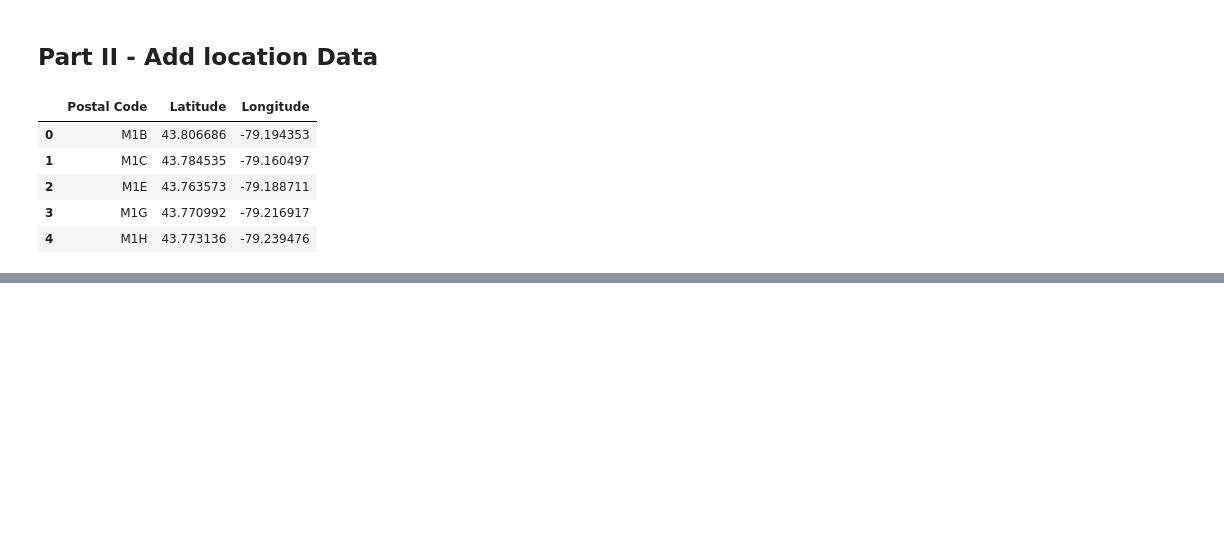
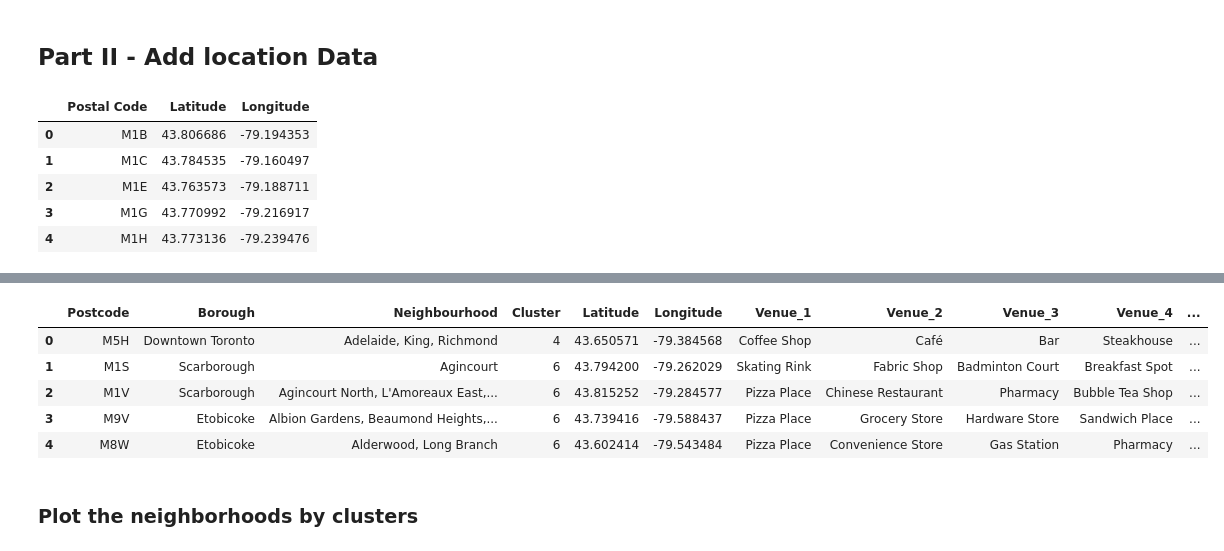
Before and after one commit to gokulmuthiah/Coursera_Capstone, a Jupyter notebook: Data-Preparation.ipynb, the cells around one changed output, grey strips where cells are left out. Saved outputs shown, nothing was run; the diff lists cells and outputs as text; code cells hidden in the pictures; blank space fills up the shorter version.

```diff
--- a/Data-Preparation.ipynb
+++ b/Data-Preparation.ipynb
@@ -68,0 +201,16 @@ places.head()
+# %%
+from sklearn.cluster import KMeans
+kmean=KMeans(7,random_state=0)
+kmean.fit(X)
+# %%
+finData.insert(3,'Cluster',kmean.labels_)
+finData.head()
+# %% [output]
+|  | Postcode | Borough | Neighbourhood | Cluster | Latitude | Longitude | Venue_1 | Venue_2 | Venue_3 | Venue_4 | ... |
+| 0 | M5H | Downtown Toronto | Adelaide, King, Richmond | 4 | 43.650571 | -79.384568 | Coffee Shop | Café | Bar | Steakhouse | ... |
+| 1 | M1S | Scarborough | Agincourt | 6 | 43.794200 | -79.262029 | Skating Rink | Fabric Shop | Badminton Court | Breakfast Spot | ... |
+| 2 | M1V | Scarborough | Agincourt North, L'Amoreaux East,... | 6 | 43.815252 | -79.284577 | Pizza Place | Chinese Restaurant | Pharmacy | Bubble Tea Shop | ... |
+| 3 | M9V | Etobicoke | Albion Gardens, Beaumond Heights,... | 6 | 43.739416 | -79.588437 | Pizza Place | Grocery Store | Hardware Store | Sandwich Place | ... |
+| 4 | M8W | Etobicoke | Alderwood, Long Branch | 6 | 43.602414 | -79.543484 | Pizza Place | Convenience Store | Gas Station | Pharmacy | ... |
+# %% [markdown]
+### Plot the neighborhoods by clusters
```
Also changed, not shown: parts of 22 cells of this notebook.
